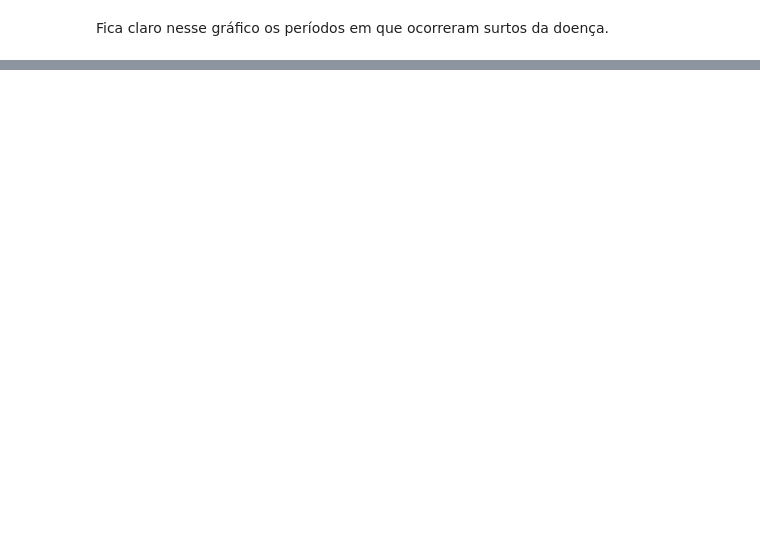
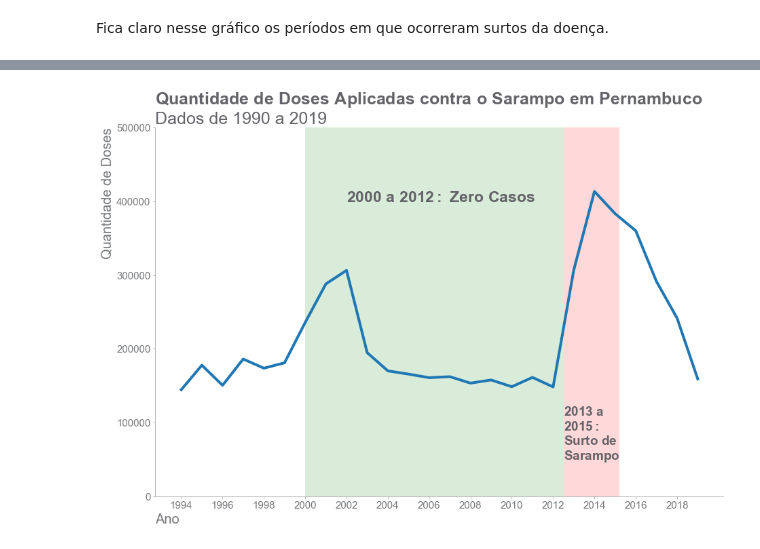
Before and after one commit to diascarolina/vacinacao-geral-no-brasil, a Jupyter notebook: notebooks/sarampo.ipynb, the cells around one changed output, grey strips where cells are left out. Drawn from its saved outputs; the diff is of its cells as text; code cells hidden in the pictures; blank space fills up the shorter version.

```diff
--- a/notebooks/sarampo.ipynb
+++ b/notebooks/sarampo.ipynb
@@ -116,0 +192,34 @@ plt.show()
+# %%
+quant_vac = pd.read_csv('../dados/clean/quant_vac.csv')
+# %%
+ax = quant_vac.set_index('Ano')['Pernambuco'].plot(figsize = (15, 10), linewidth = 4)
+
+ax.tick_params(color = 'darkgrey', bottom = 'off')
+ax.spines['bottom'].set_color('darkgrey')
+ax.spines['left'].set_color('darkgrey')
+sns.despine()
+
+for i in ax.get_yticklabels() + ax.get_xticklabels():
+    i.set_fontsize(15)
+    i.set_color(GRAY5)
+
+plt.ylim(0, 500000)
+plt.xticks(range(1994, 2020, 2))
+
+plt.title('$\\bf{Quantidade\ de\ Doses\ Aplicadas\ contra\ o\ Sarampo\ em\ Pernambuco}$\nDados de 1990 a 2019',
+          loc = 'left', fontsize = 25, color = GRAY4)
+plt.ylabel('Quantidade de Doses', loc = 'top', fontsize = 20, color = GRAY5)
+plt.xlabel('Ano', loc = 'left', fontsize = 20, color = GRAY5)
+
+plt.axvspan(2000, 2012.5, facecolor = 'g', alpha = 0.15)
+plt.text(2002, 400000, '$\\bf{2000\ a\ 2012:\ Zero\ Casos}$', fontsize = 23, color = GRAY4)
+
+plt.axvspan(2012.5, 2015.2, facecolor = 'r', alpha = 0.15)
+plt.text(2012.5, 110000, '$\\bf{2013\ a}$', fontsize = 19, color = GRAY4)
+plt.text(2012.5, 90000, '$\\bf{2015:}$', fontsize = 19, color = GRAY4)
+plt.text(2012.5, 70000, '$\\bf{Surto\ de}$', fontsize = 19, color = GRAY4)
+plt.text(2012.5, 50000, '$\\bf{Sarampo}$', fontsize = 19, color = GRAY4)
+
+plt.show()
+# %% [output]
+[figure, added]
```
Also changed, not shown: parts of 21 cells of this notebook, 6 other files.
